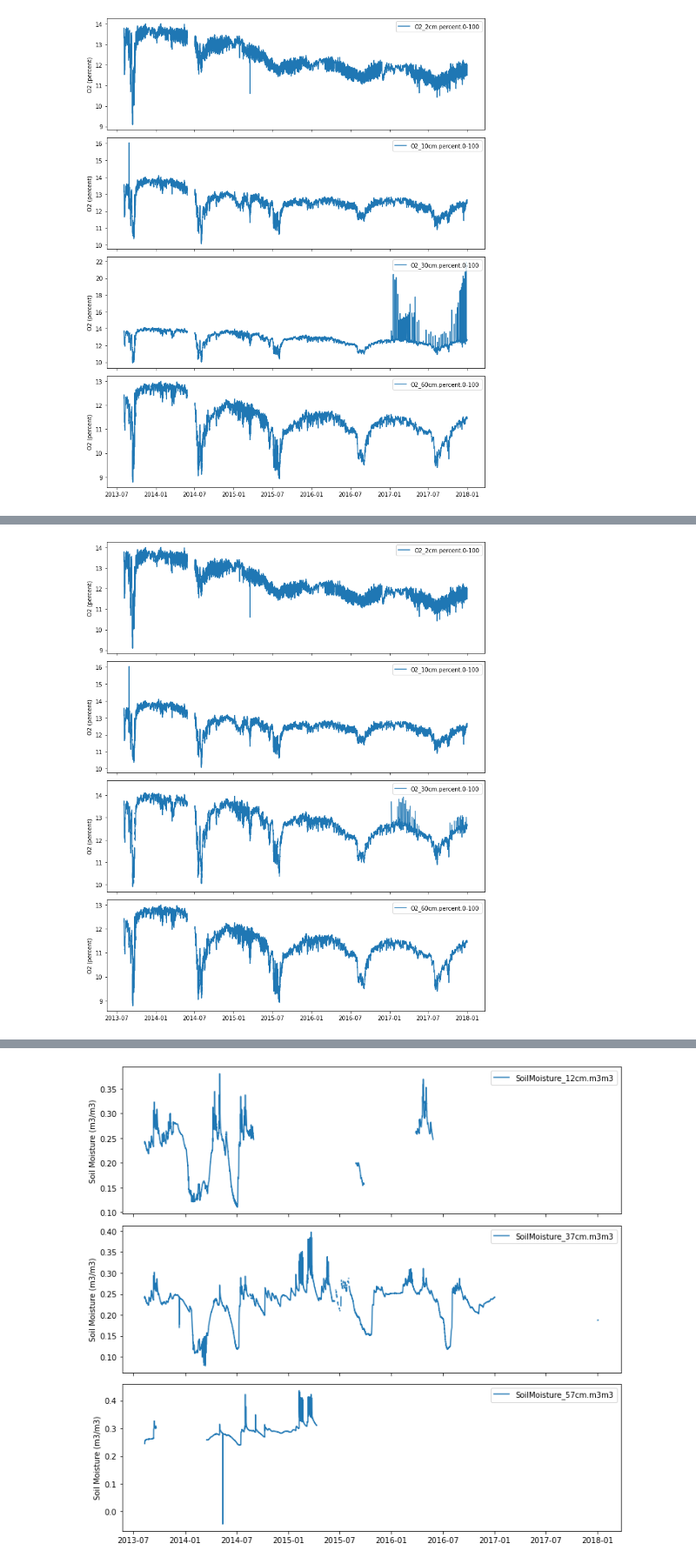
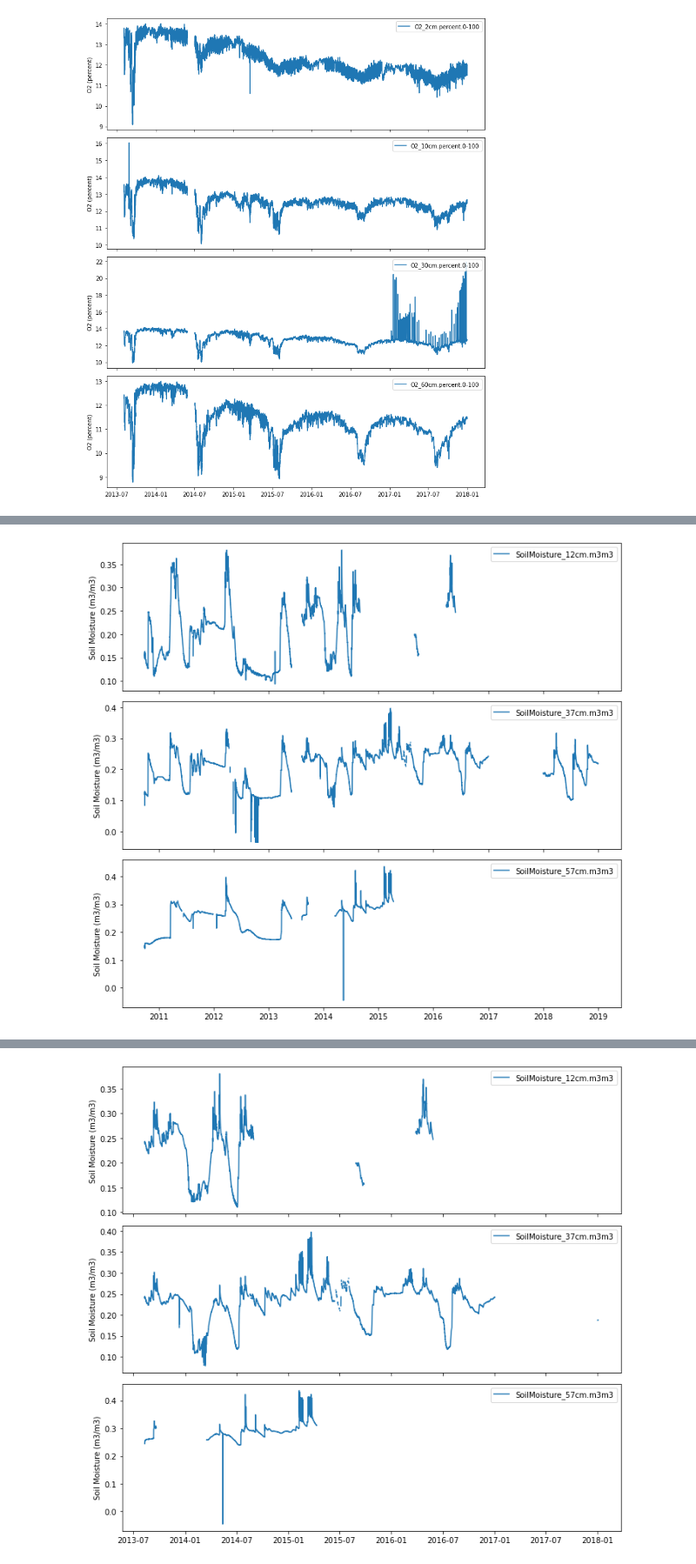
Before and after one commit to mberghouse/CO2-Data, a Jupyter notebook: python_processing/Catalina-Jemez_CZO/MC_Pit1.ipynb, the cells around one changed output, grey strips where cells are left out. Shown at 87% size. Saved outputs shown, nothing was run; the diff lists cells and outputs as text; code cells hidden in the pictures.

Commit message:
Removed 2017 voltage spikes from MC Pit 1

```diff
--- a/python_processing/Catalina-Jemez_CZO/MC_Pit1.ipynb
+++ b/python_processing/Catalina-Jemez_CZO/MC_Pit1.ipynb
@@ -144,3 +144,29 @@ o2_cols = [col for col in df.columns if col[:2] == 'O2']
 plot_cols(o2_cols, ylabel='O2 (percent)');
 # %% [output]
 [figure]
+# %%
+# Plot O2 data
+remove_spikes(df, 'O2_30cm.percent.0-100', window=2, threshold=.1)
+
+## Remove tricky 2017 voltage spikes for 30 cm
+# These tend to occur in 2017, when there are NaN values followed by a jump by <0.5%,
+# then a slow decrease back to baseline over the following 24 hr
+sub_df = df.loc['2017-01-01':, :].copy() # copy 2017 to new df
+raw = sub_df['O2_30cm.percent.0-100'].values # extract np values
+raw = raw[~np.isnan(raw)] # remove NaN
+mask = np.zeros(raw.shape, dtype=bool)
+mask[1:] = (raw[:-1] - raw[1:]) < -0.3 # create mask where 1-hr increase > 0.4%
+spike_vals = raw[mask] # extract the first values following a spike (e.g. 13.7035%)
+
+for i in range(len(spike_vals)):
+    # In some cases, the "spike value" my occur more than once in the "raw" array
+    # To limit removing extraneous data, just leave the spike in if that's the case
+    if len(raw[raw == spike_vals[i]]) == 1:
+        date = sub_df[sub_df['O2_30cm.percent.0-100'] == spike_vals[i]].index[0]
+
+        # Delete from the moment of the spike for the following 24 hrs
+        df.loc[date:date + pd.Timedelta('24h'), 'O2_30cm.percent.0-100'] = np.nan
+
+
+o2_cols = [col for col in df.columns if col[:2] == 'O2']
+fig, ax = plot_cols(o2_cols, ylabel='O2 (percent)')
@@ -147,8 +175,6 @@ plot_cols(o2_cols, ylabel='O2 (percent)');
 # %%
-# Plot O2 data
-remove_spikes(df, 'O2_30cm.percent.0-100', window=2, threshold=.1)
-
-o2_cols = [col for col in df.columns if col[:2] == 'O2']
-plot_cols(o2_cols, ylabel='O2 (percent)');
+# Plot soil moisture data
+sm_cols = [col for col in df.columns if 'SoilMoisture' in col]
+fig, ax = plot_cols(sm_cols, ylabel='Soil Moisture (m3/m3)')
 # %% [output]
-[figure, old version]
+[figure, new version]
```
Also changed, not shown: parts of 2 cells of this notebook.
